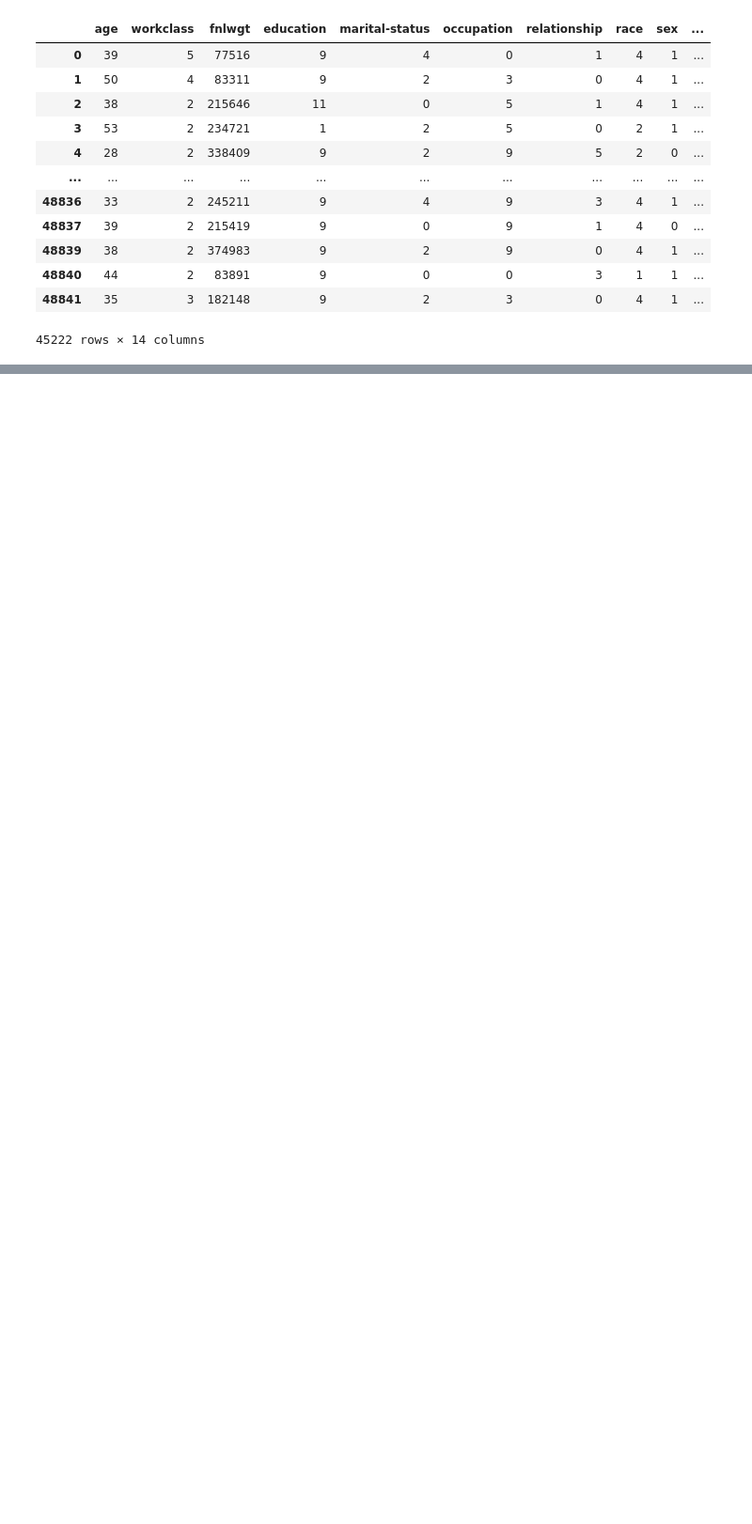
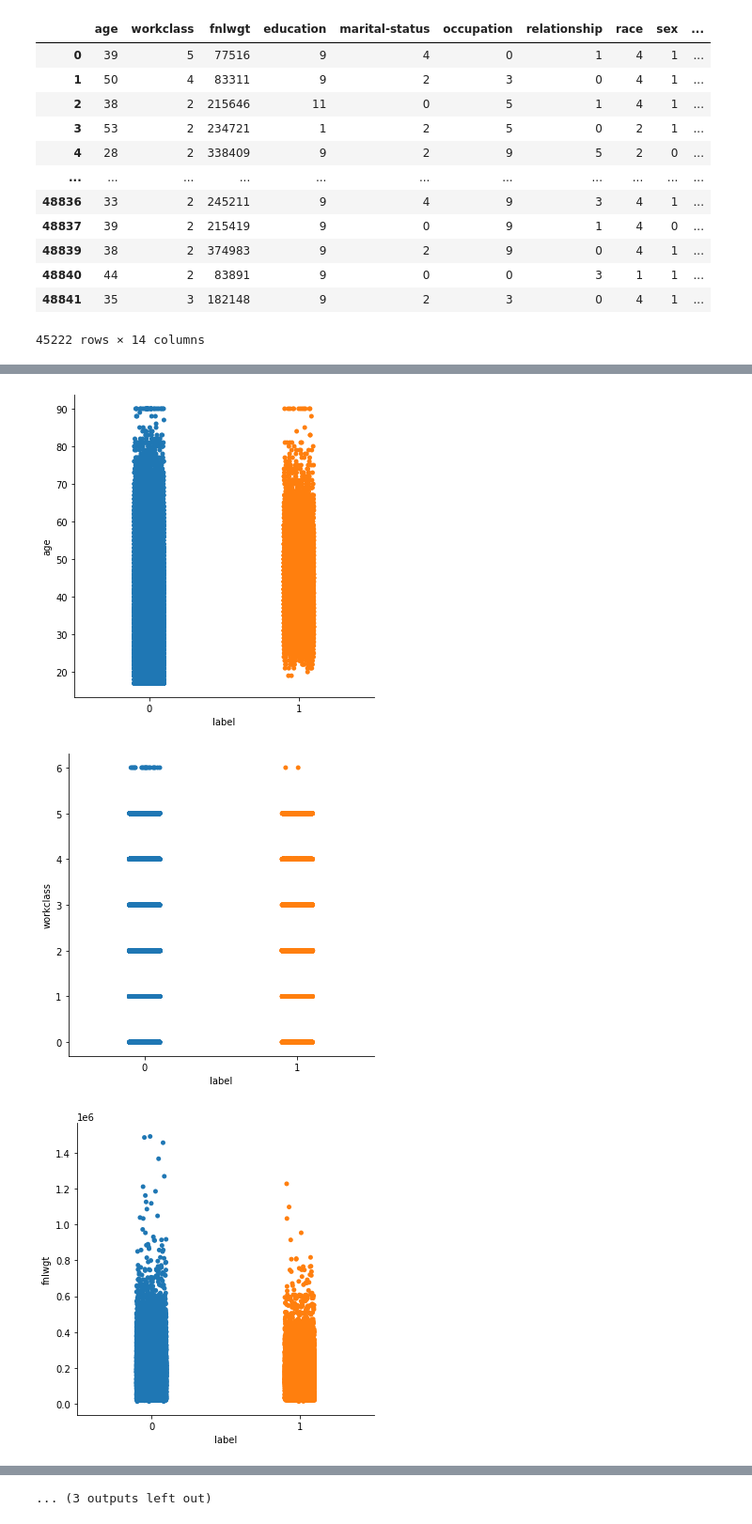
Before and after one commit to Bhargavi19/AdultDatasetAnalysis, a Jupyter notebook: Bivariate_Analysis.ipynb, the cells around one changed output, grey strips where cells are left out. Shown at 94% size. Cells and saved outputs as stored; diff of their text form; code cells hidden in the pictures; blank space fills up the shorter version.

```diff
--- a/Bivariate_Analysis.ipynb
+++ b/Bivariate_Analysis.ipynb
@@ -59,0 +74,7 @@ dataframe.corr()
+# %%
+for col in dataframe.columns :
+  sns.catplot(x='label', y = col, data=dataframe)
+# %% [output]
+[figure, added]
+[figure, added]
+[figure, added]
@@ -59,0 +90 @@ dataframe.corr()
+... (3 outputs left out)
```
Also changed, not shown: parts of 3 cells of this notebook, 1 other file.
